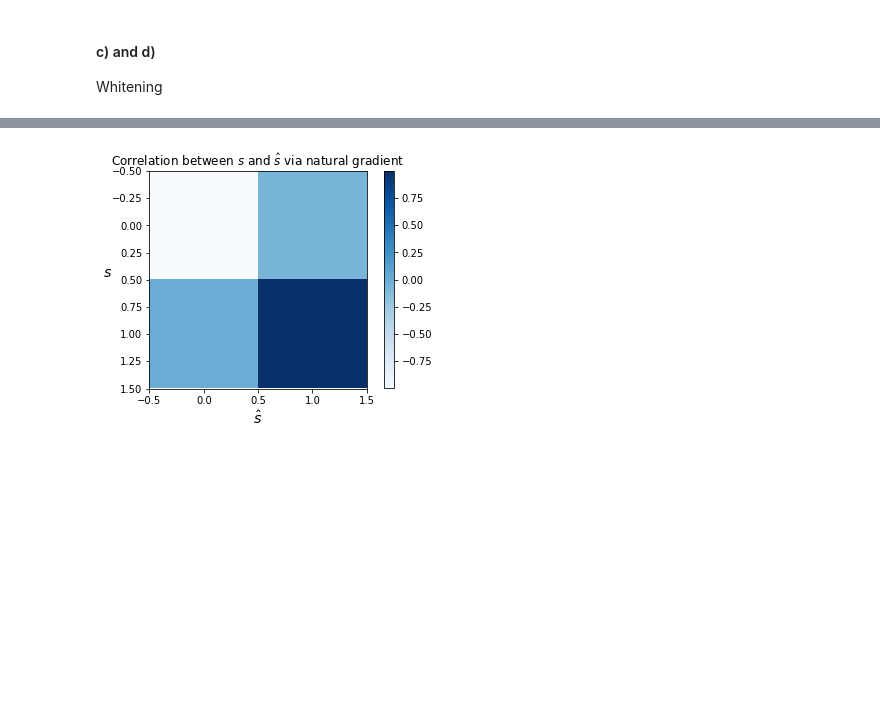
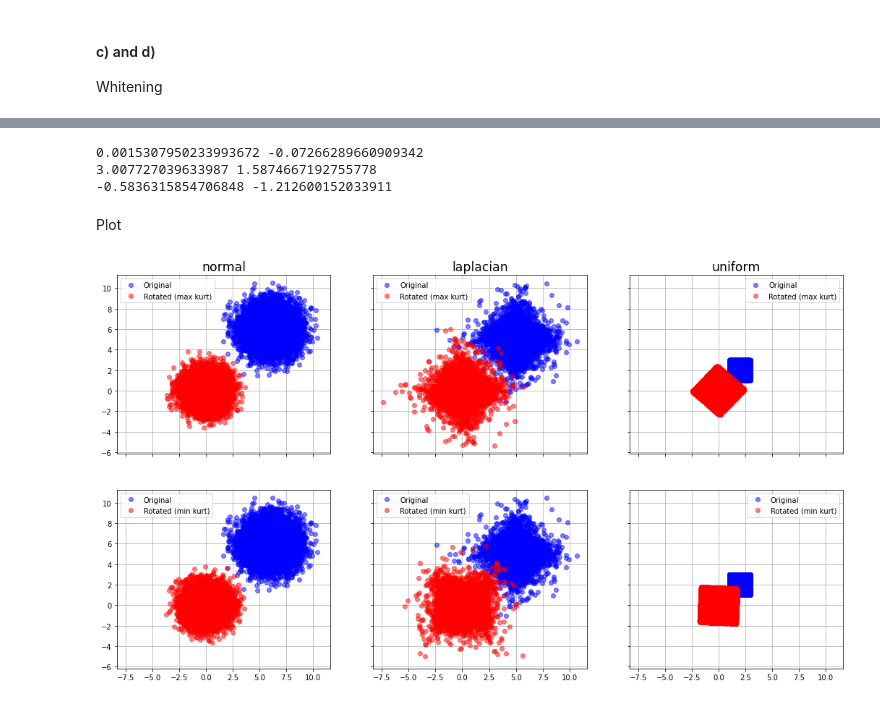
Before and after one commit to TCodina/Machine_Intelligence_2, a Jupyter notebook: Es_6/sheet06_solved.ipynb, the cells around one changed output, grey strips where cells are left out. Saved outputs shown, nothing was run; the diff lists cells and outputs as text; code cells hidden in the pictures; blank space fills up the shorter version.

```diff
--- a/Es_6/sheet06_solved.ipynb
+++ b/Es_6/sheet06_solved.ipynb
@@ -84,0 +69,4 @@ Rotating
+# %%
+for distri in distributions:
+    distributions_data[distri]["whitened"] = whitening(distributions_data[distri]['centered'])
+    print(distri + ":\n", np.round(np.cov(distributions_data[distri]["whitened"]), 4))
@@ -85,6 +87,11 @@ Rotating
 # %%
 def rotation(angle):
+    # 2d rotation matrix from angle
     R = np.array(
         [[np.cos(angle), - np.sin(angle)],
          [np.sin(angle), np.cos(angle)]])
     return R
+
+def kurt(x):
+    # empirical kurtosis
+    return np.mean(x**4, 1) - 3
@@ -360,15 +98,42 @@ plt.show()
-# %%
-corr_s_hats_NG = np.zeros([2, 2])
-
-s_and_hats = np.concatenate((sources, s_recovered_NG), 0)
-full_corr_s_hats = np.corrcoef(s_and_hats) # full correlations
-# takes 2x2 blocks in the off-diagonals
-corr_s_hats_NG = full_corr_s_hats[:2, 2:]
-plt.imshow(corr_s_hats_NG, cmap = 'Blues')
-plt.colorbar()
-plt.xlabel("$\hat{s}$", size = 'x-large')
-plt.ylabel("$s$", rotation = 'horizontal', size = 'x-large')
-plt.title("Correlation between $s$ and $\hat{s}$ via natural gradient")
-plt.show()
-# %% [output]
-[figure, removed]
+# %%
+angles = np.pi/50*np.linspace(0, 101)
+
+for distri in distributions:
+
+    x_whit = distributions_data[distri]["whitened"]
+    # rotate data and calculate kurtosis
+    kurtosis = np.array([kurt(rotation(angle).dot(x_whit)) for angle in angles])
+    # find angle that maximizes and minimizes kurtosis
+    max_angle = angles[np.argmax(kurtosis, 0)[0]]
+    min_angle = angles[np.argmin(kurtosis, 0)[0]]
+    print(kurt(rotation(max_angle).dot(x_whit))[0], kurt(rotation(min_angle).dot(x_whit))[0])
+    # store rotated data with those angles
+    distributions_data[distri]["rotated_max"] =  rotation(max_angle).dot(x_whit)
+    distributions_data[distri]["rotated_min"] =  rotation(min_angle).dot(x_whit)
+# %% [output]
+0.0015307950233993672 -0.07266289660909342
+3.007727039633987 1.5874667192755778
+-0.5836315854706848 -1.212600152033911
+# %% [markdown]
+Plot
+# %%
+fig, axes = plt.subplots(2, 3, sharex = True, sharey = True, figsize = (18, 10))
+
+for j in range(3):
+    distri = distributions[j]
+    s = distributions_data[distri]["original"]
+    axes[0][j].set_title(distri, size = 'xx-large')
+
+    for (i, rot) in enumerate(["max", "min"]):
+        r = distributions_data[distri]["rotated_" + rot]
+
+        ax = axes[i][j]
+        ax.plot(s[0], s[1], 'bo', label = "Original", alpha = 0.5)
+        ax.plot(r[0], r[1], 'ro', label = f"Rotated ({rot} kurt)", alpha = 0.5)
+
+        ax.legend()
+        ax.grid()
+
+plt.show()
+# %% [output]
+[figure, added]
```
Also changed, not shown: parts of 34 cells of this notebook.
